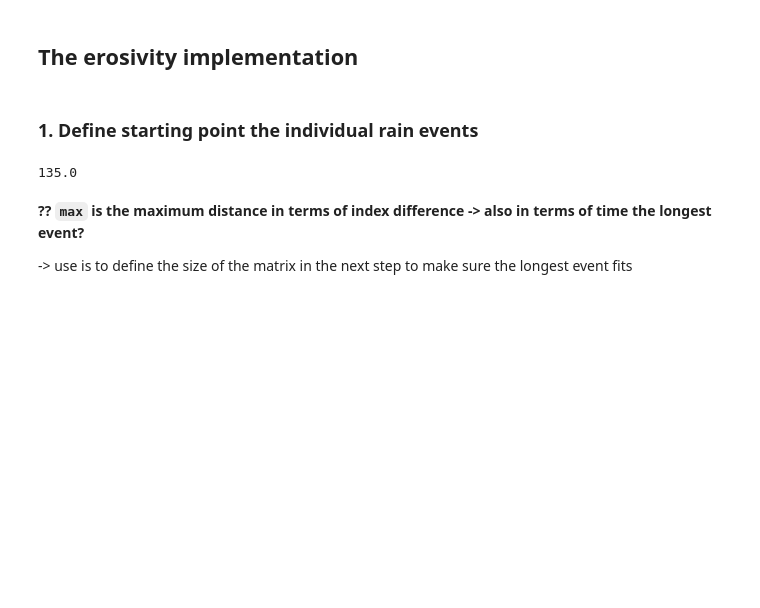
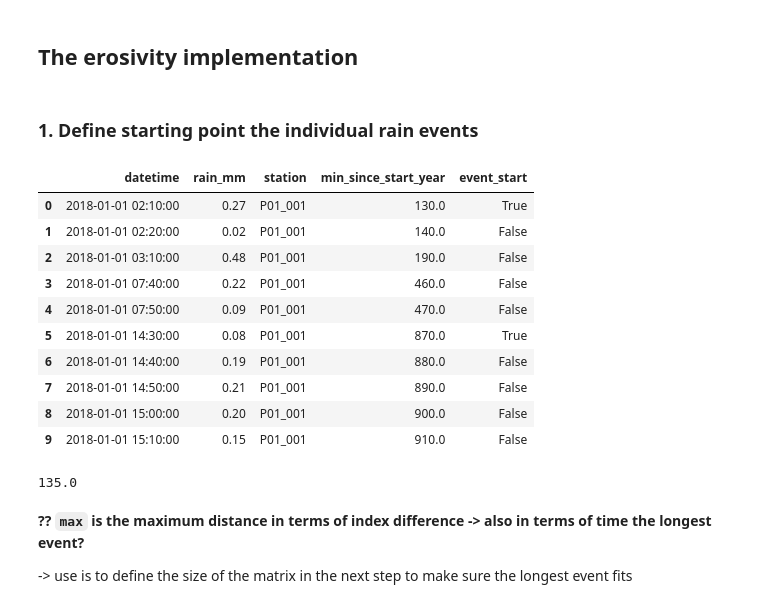
Before and after one commit to watem-sedem/rfactor, a Jupyter notebook: 202106_vanhoeys_erosivity.ipynb, the cells around one changed output. Cells and saved outputs as stored; diff of their text form; code cells hidden in the pictures; blank space fills up the shorter version.

```diff
--- a/202106_vanhoeys_erosivity.ipynb
+++ b/202106_vanhoeys_erosivity.ipynb
@@ -76,6 +76,20 @@ event_split = "6 hours"
 P01_001_2018["event_start"] = False
 P01_001_2018.loc[P01_001_2018["datetime"].diff() >= event_split, "event_start"] = True  # var c in matlab
 P01_001_2018.loc[0, "event_start"] = True
+# %%
+P01_001_2018.head(10)
+# %% [output]
+|  | datetime | rain_mm | station | min_since_start_year | event_start |
+| 0 | 2018-01-01 02:10:00 | 0.27 | P01_001 | 130.0 | True |
+| 1 | 2018-01-01 02:20:00 | 0.02 | P01_001 | 140.0 | False |
+| 2 | 2018-01-01 03:10:00 | 0.48 | P01_001 | 190.0 | False |
+| 3 | 2018-01-01 07:40:00 | 0.22 | P01_001 | 460.0 | False |
+| 4 | 2018-01-01 07:50:00 | 0.09 | P01_001 | 470.0 | False |
+| 5 | 2018-01-01 14:30:00 | 0.08 | P01_001 | 870.0 | True |
+| 6 | 2018-01-01 14:40:00 | 0.19 | P01_001 | 880.0 | False |
+| 7 | 2018-01-01 14:50:00 | 0.21 | P01_001 | 890.0 | False |
+| 8 | 2018-01-01 15:00:00 | 0.20 | P01_001 | 900.0 | False |
+| 9 | 2018-01-01 15:10:00 | 0.15 | P01_001 | 910.0 | False |
 # %%
 max_idx_distance = pd.Series(P01_001_2018[P01_001_2018["event_start"] == True].index).diff().max() #var max in matlab
 max_idx_distance
```
Also changed, not shown: parts of 3 cells of this notebook.
